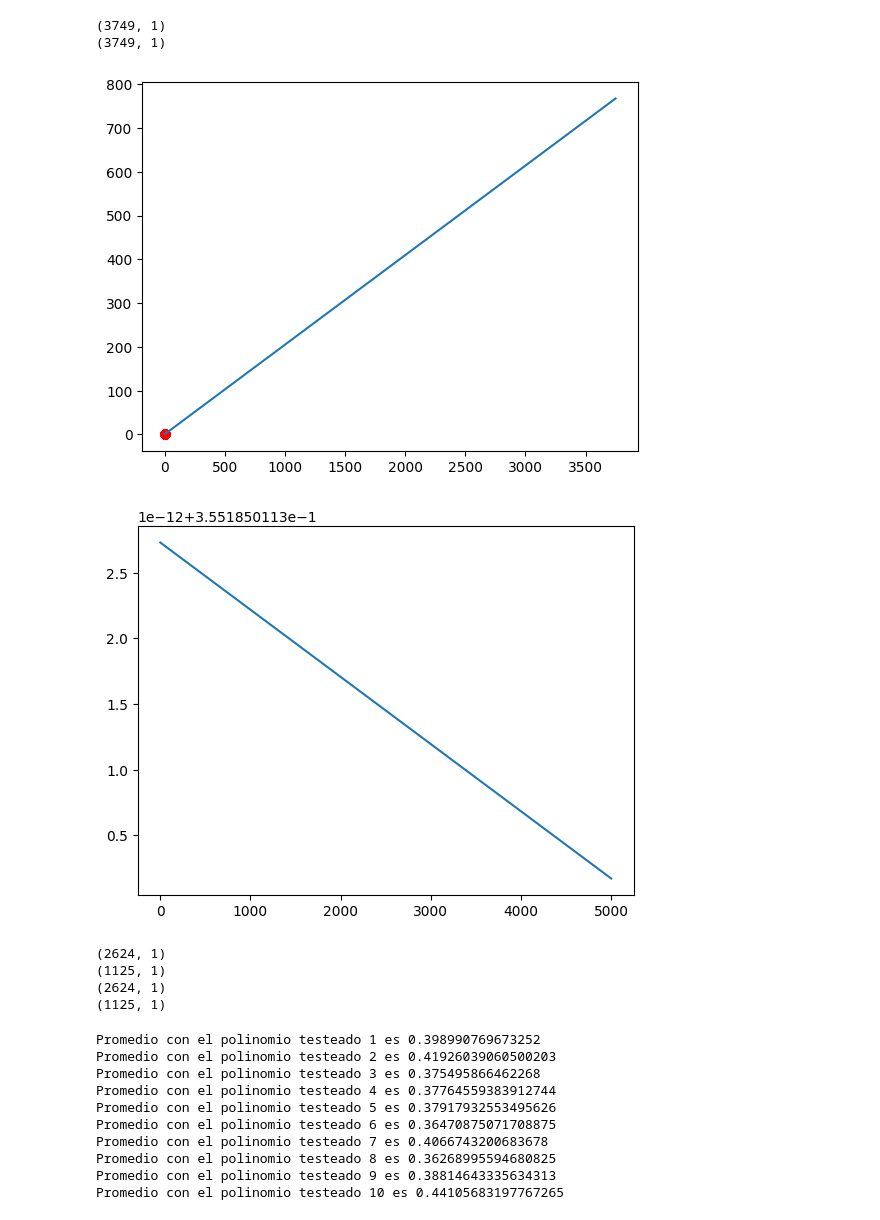
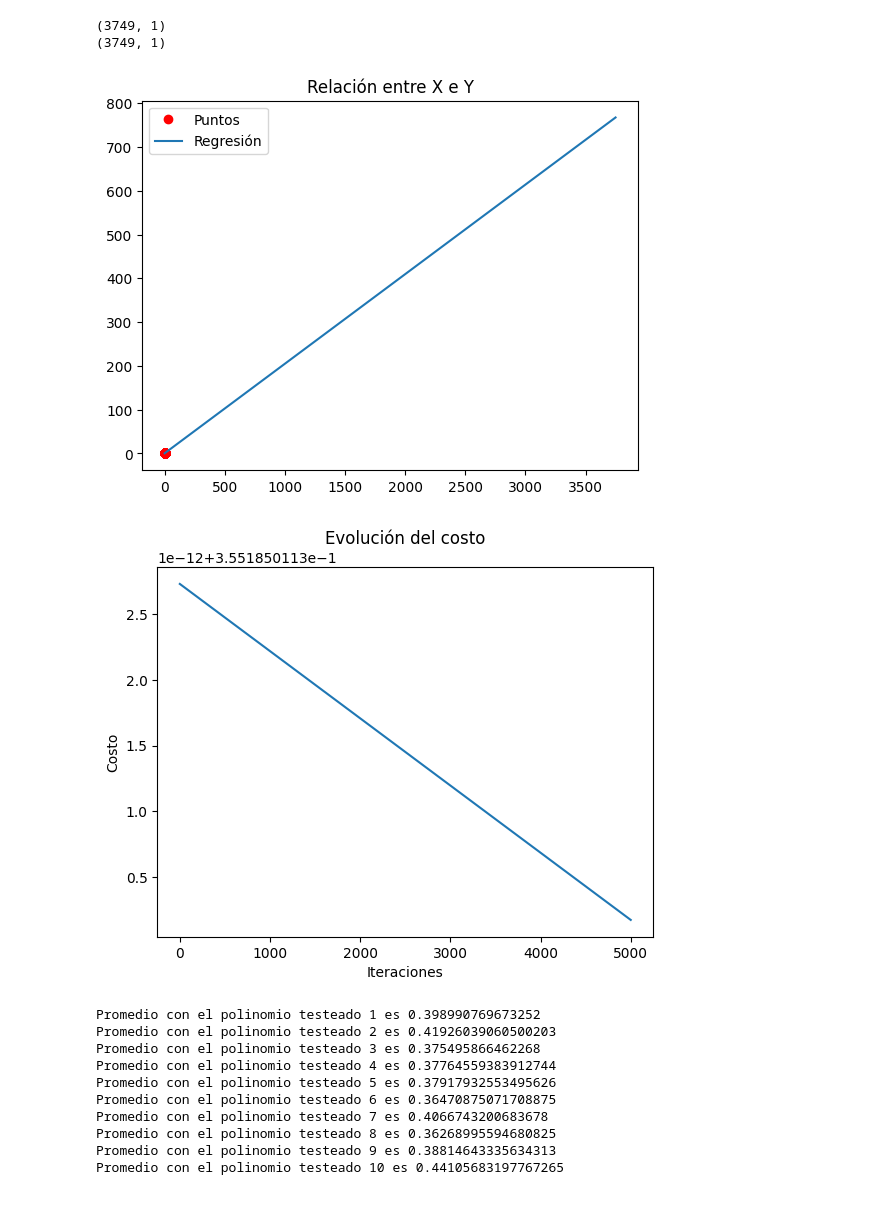
Before and after one commit to guzmanalejandra/Laboratorio04-IA, a Jupyter notebook: laboratorio04.ipynb, the cells around one changed output. Saved outputs shown, nothing was run; the diff lists cells and outputs as text; code cells hidden in the pictures.

```diff
--- a/laboratorio04.ipynb
+++ b/laboratorio04.ipynb
@@ -73,26 +72,25 @@ xm = np.array([[0], [len(X)]])
 xmr = np.concatenate((np.ones((2, 1)), xm), axis=1)
 
 ym = xmr @ thetass
-# %%
-import matplotlib.pyplot as plt
-plt.plot(X, Y, 'ro') #puntos
-plt.plot(xm,ym) #regresion
-plt.show()
-plt.plot(costos) #costo
-plt.show()
-# %% [output]
-[figure, removed]
-[figure, removed]
-# %%
-print(Y_train.shape)
-print(Y_test.shape)
-print(X_train.shape)
-print(X_test.shape)
-# %% [output]
-(2624, 1)
-(1125, 1)
-(2624, 1)
-(1125, 1)
+# %%
+
+
+# Gráfico de puntos y regresión
+plt.plot(X, Y, 'ro', label='Puntos')
+plt.plot(xm, ym, label='Regresión')
+plt.title('Relación entre X e Y')
+plt.legend() # añade la leyenda
+plt.show()
+
+# Gráfico de costo
+plt.plot(costos)
+plt.title('Evolución del costo')
+plt.xlabel('Iteraciones')
+plt.ylabel('Costo')
+plt.show()
+# %% [output]
+[figure, added]
+[figure, added]
 # %%
 def validacion(X, y, k, reg, cost, grad, a=0.1, n=1000, degree=1):
     scores = []
```
Also changed, not shown: parts of 2 cells of this notebook.
